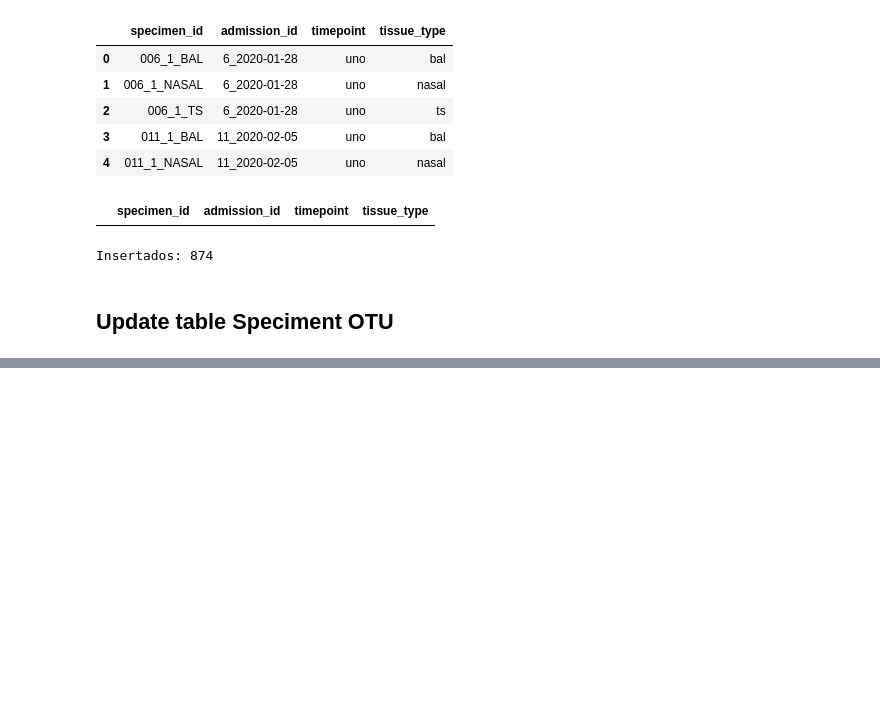
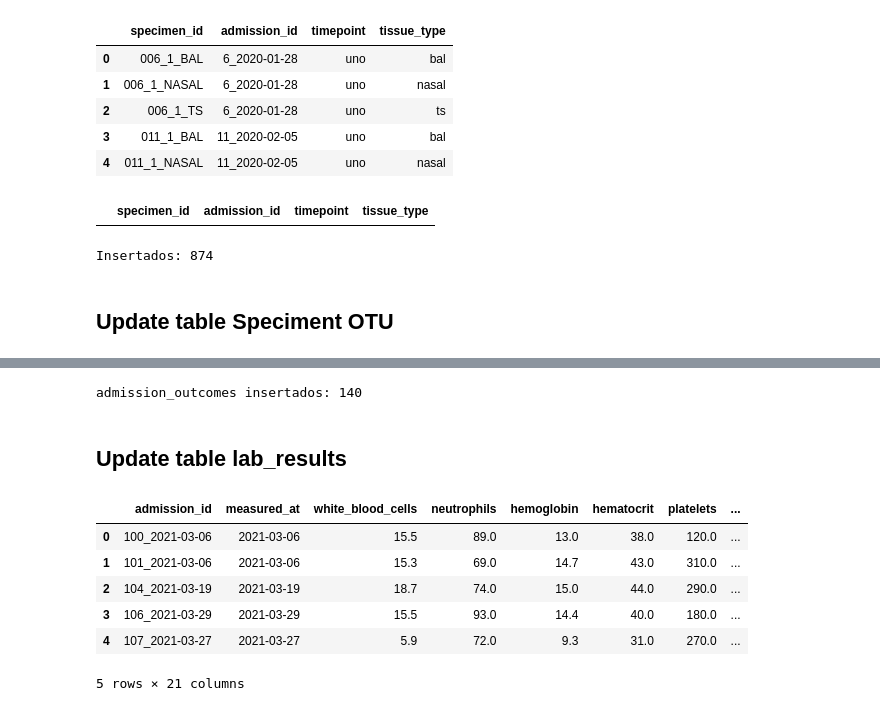
Before and after one commit to Jcamposlozano/MIcroVAP_Model, a Jupyter notebook: notebooks/Load_Data.ipynb, the cells around one changed output, grey strips where cells are left out. Drawn from its saved outputs; the diff is of its cells as text; code cells hidden in the pictures; blank space fills up the shorter version.

```diff
--- a/notebooks/Load_Data.ipynb
+++ b/notebooks/Load_Data.ipynb
@@ -559,0 +618,76 @@ IntegrityError: UNIQUE constraint failed: specimen_otu.specimen_id, specimen_otu
+# %%
+n2 = db_data.load_df(df_admission_outcomes, "admission_outcomes", clear_table=True)
+print("admission_outcomes insertados:", n2)
+# %% [output]
+admission_outcomes insertados: 140
+# %% [markdown]
+## Update table lab_results
+# %%
+variables_lab = [
+    "admission_id",
+    "measured_at",
+    "white_blood_cells",
+    "neutrophils",
+    "hemoglobin",
+    "hematocrit",
+    "platelets",
+    "creatitin",
+    "uremic_nitrogen",
+    "glycemia",
+    "sodium",
+    "potassium",
+    "total_bilirubin",
+    "direct_bilirubin",
+    "indirect_bilirubin",
+    "alanine_gpt",
+    "aspartate_got",
+    "pcr",
+    "procalcitonin",
+    "pt",
+    "ptt"
+]
+
+df_lab_results = df[variables_lab]
+
+
+df_lab_results = df_lab_results.rename(columns={
+    "creatitin": "creatinine"
+})
+
+
+df_lab_results_group = (
+    df_lab_results.groupby("admission_id", as_index=False)
+    .agg({
+        "measured_at": 'first',
+        "white_blood_cells": 'first',
+        "neutrophils": 'first',
+        "hemoglobin": 'first',
+        "hematocrit": 'first',
+        "platelets": 'first',
+        "creatinine": 'first',
+        "uremic_nitrogen": 'first',
+        "glycemia": 'first',
+        "sodium": 'first',
+        "potassium": 'first',
+        "total_bilirubin": 'first',
+        "direct_bilirubin": 'first',
+        "indirect_bilirubin": 'first',
+        "alanine_gpt": 'first',
+        "aspartate_got": 'first',
+        "pcr": 'first',
+        "procalcitonin": 'first',
+        "pt": 'first',
+        "ptt": 'first'
+    })
+    .rename(columns={"length_stay": "length_of_stay"})
+)
+
+df_lab_results_group.head()
+# %% [output]
+|  | admission_id | measured_at | white_blood_cells | neutrophils | hemoglobin | hematocrit | platelets | ... |
+| 0 | 100_2021-03-06 | 2021-03-06 | 15.5 | 89.0 | 13.0 | 38.0 | 120.0 | ... |
+| 1 | 101_2021-03-06 | 2021-03-06 | 15.3 | 69.0 | 14.7 | 43.0 | 310.0 | ... |
+| 2 | 104_2021-03-19 | 2021-03-19 | 18.7 | 74.0 | 15.0 | 44.0 | 290.0 | ... |
+| 3 | 106_2021-03-29 | 2021-03-29 | 15.5 | 93.0 | 14.4 | 40.0 | 180.0 | ... |
+| 4 | 107_2021-03-27 | 2021-03-27 | 5.9 | 72.0 | 9.3 | 31.0 | 270.0 | ... |
+5 rows × 21 columns
```
Also changed, not shown: parts of 30 cells of this notebook, 7 other files.
